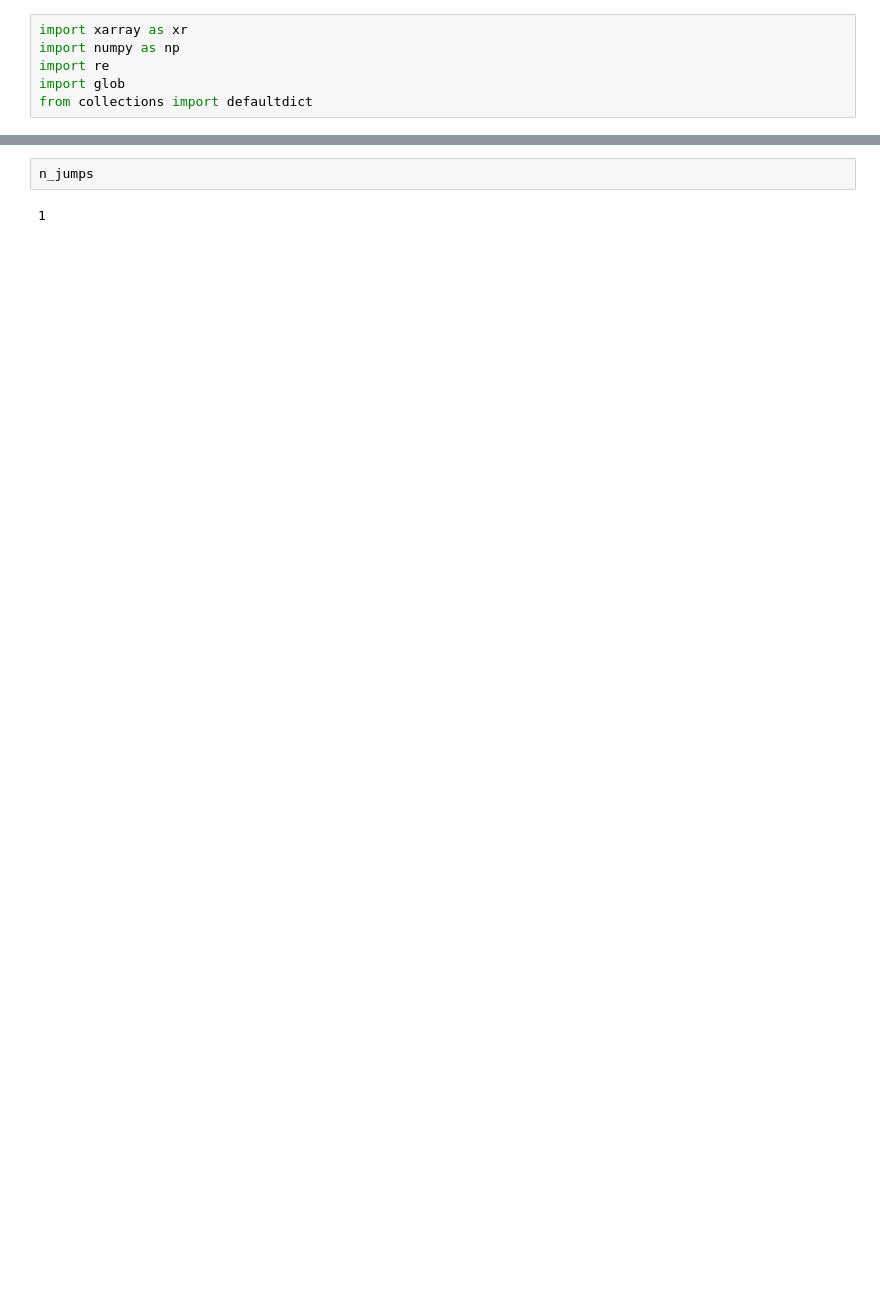
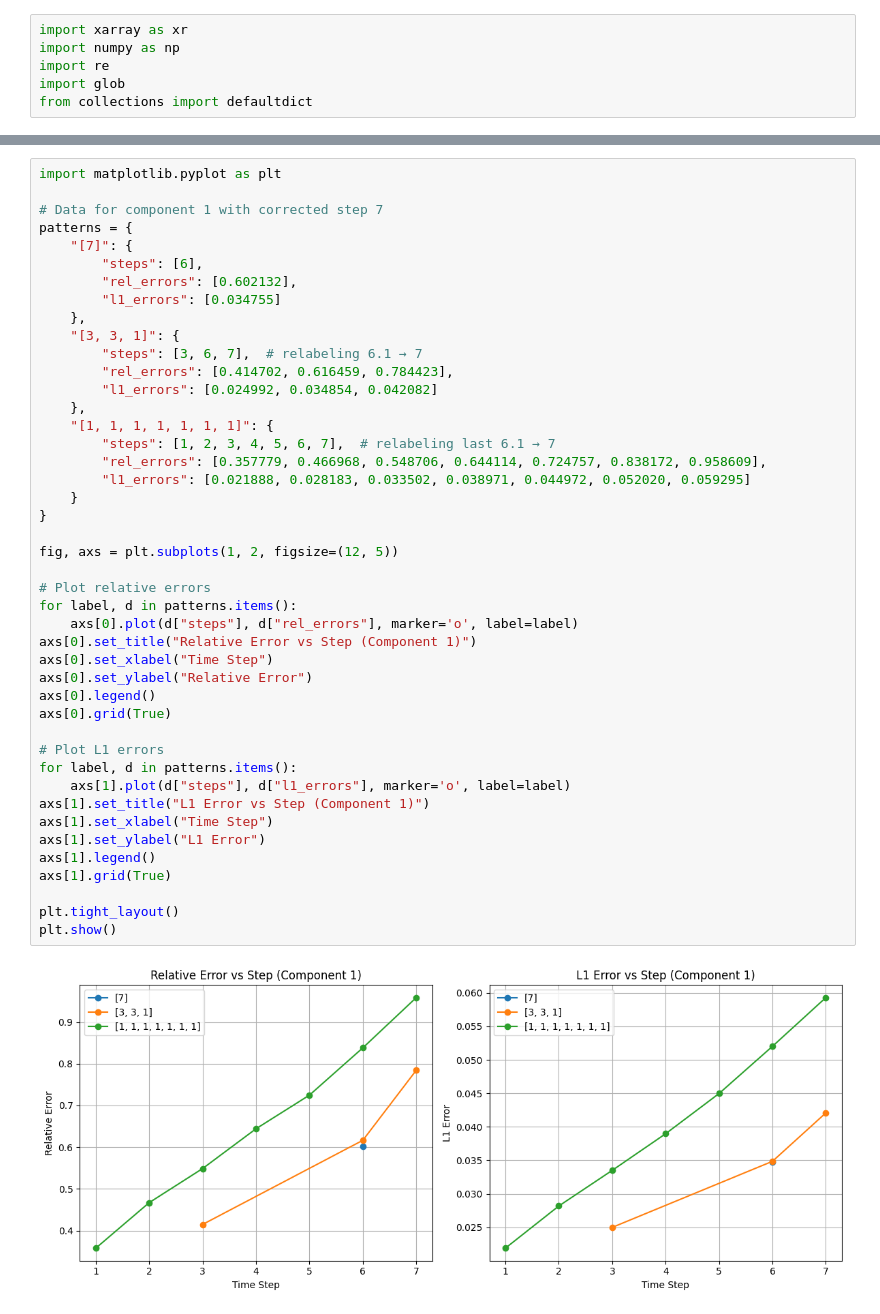
Before and after one commit to valentinvogt/cno, a Jupyter notebook: CNO2d_time_dependent_&_foundation_model/test.ipynb, the cells around one changed output, grey strips where cells are left out. Cells and saved outputs as stored; diff of their text form; blank space fills up the shorter version.

```diff
--- a/CNO2d_time_dependent_&_foundation_model/test.ipynb
+++ b/CNO2d_time_dependent_&_foundation_model/test.ipynb
@@ -29,4 +50,46 @@ n_jumps = len(next(iter(next(iter(filemap.values())).values())))
-# %%
-n_jumps
-# %% [output]
-1
+# %%
+import matplotlib.pyplot as plt
+
+# Data for component 1 with corrected step 7
+patterns = {
+    "[7]": {
+        "steps": [6],
+        "rel_errors": [0.602132],
+        "l1_errors": [0.034755]
+    },
+    "[3, 3, 1]": {
+        "steps": [3, 6, 7],  # relabeling 6.1 → 7
+        "rel_errors": [0.414702, 0.616459, 0.784423],
+        "l1_errors": [0.024992, 0.034854, 0.042082]
+    },
+    "[1, 1, 1, 1, 1, 1, 1]": {
+        "steps": [1, 2, 3, 4, 5, 6, 7],  # relabeling last 6.1 → 7
+        "rel_errors": [0.357779, 0.466968, 0.548706, 0.644114, 0.724757, 0.838172, 0.958609],
+        "l1_errors": [0.021888, 0.028183, 0.033502, 0.038971, 0.044972, 0.052020, 0.059295]
+    }
+}
+
+fig, axs = plt.subplots(1, 2, figsize=(12, 5))
+
+# Plot relative errors
+for label, d in patterns.items():
+    axs[0].plot(d["steps"], d["rel_errors"], marker='o', label=label)
+axs[0].set_title("Relative Error vs Step (Component 1)")
+axs[0].set_xlabel("Time Step")
+axs[0].set_ylabel("Relative Error")
+axs[0].legend()
+axs[0].grid(True)
+
+# Plot L1 errors
+for label, d in patterns.items():
+    axs[1].plot(d["steps"], d["l1_errors"], marker='o', label=label)
+axs[1].set_title("L1 Error vs Step (Component 1)")
+axs[1].set_xlabel("Time Step")
+axs[1].set_ylabel("L1 Error")
+axs[1].legend()
+axs[1].grid(True)
+
+plt.tight_layout()
+plt.show()
+# %% [output]
+[figure, added]
```
Also changed, not shown: parts of 4 cells of this notebook, 13 other files.
